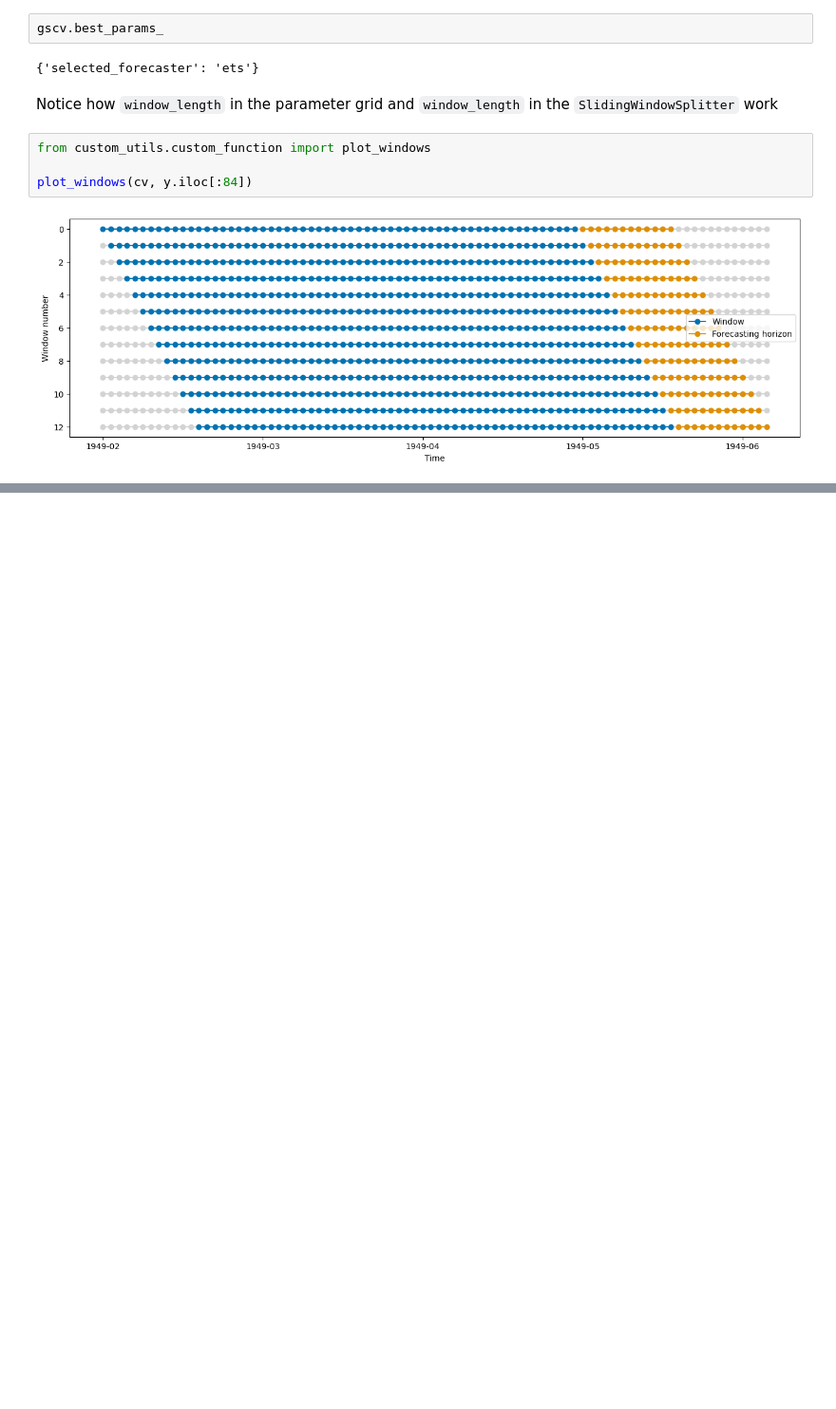
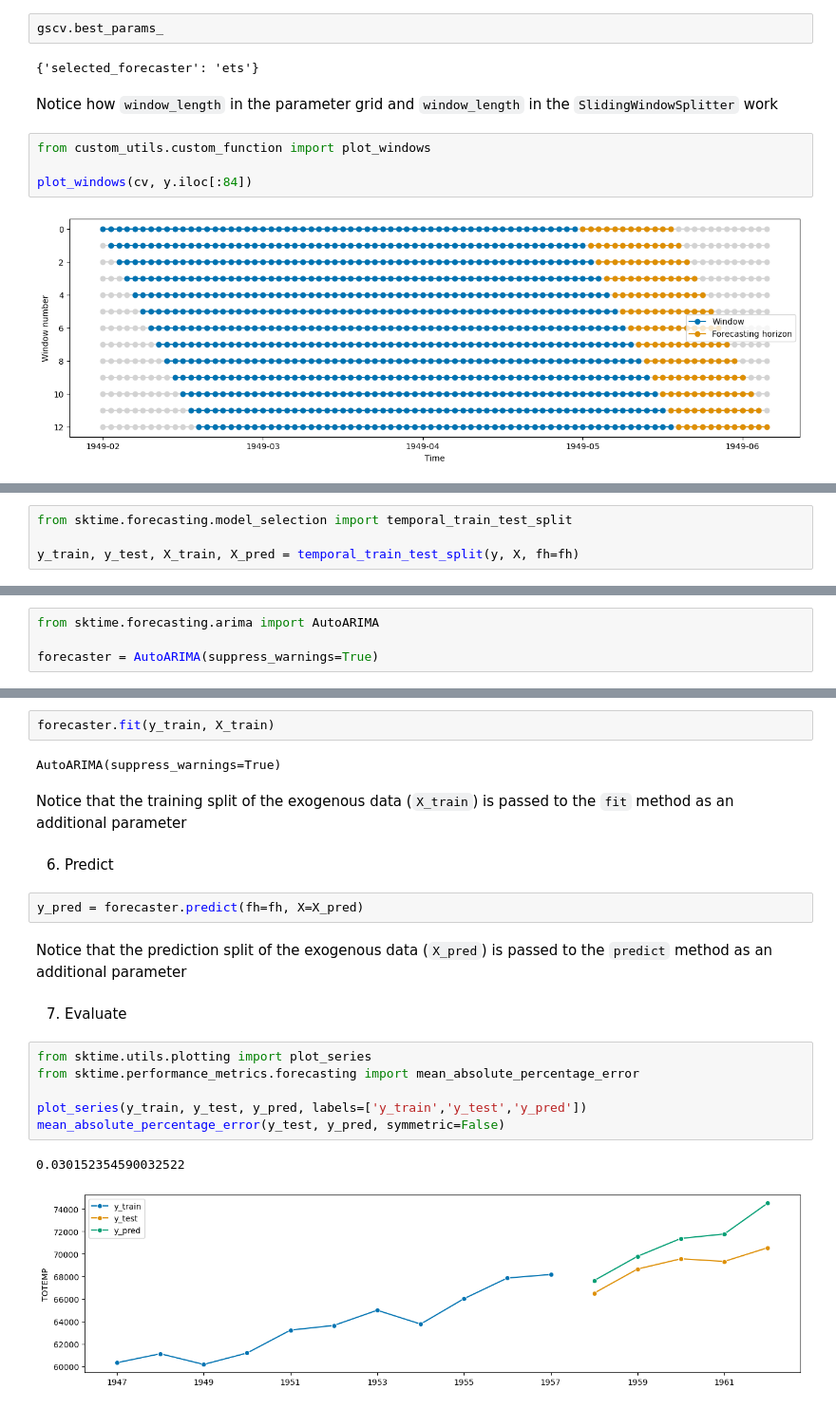
Before and after one commit to Edoch94/sktime-notes, a Jupyter notebook: 2_forecasting.ipynb, the cells around one changed output, grey strips where cells are left out. Shown at 95% size. Cells and saved outputs as stored; diff of their text form; blank space fills up the shorter version.

```diff
--- a/2_forecasting.ipynb
+++ b/2_forecasting.ipynb
@@ -619,0 +741,4 @@ plot_windows(cv, y.iloc[:84])
+# %%
+from sktime.forecasting.model_selection import temporal_train_test_split
+
+y_train, y_test, X_train, X_pred = temporal_train_test_split(y, X, fh=fh)
@@ -619,0 +751,4 @@ plot_windows(cv, y.iloc[:84])
+# %%
+from sktime.forecasting.arima import AutoARIMA
+
+forecaster = AutoARIMA(suppress_warnings=True)
@@ -619,0 +757,23 @@ plot_windows(cv, y.iloc[:84])
+# %%
+forecaster.fit(y_train, X_train)
+# %% [output]
+AutoARIMA(suppress_warnings=True)
+# %% [markdown]
+Notice that the training split of the exogenous data (`X_train`) is passed to the `fit` method as an additional parameter
+# %% [markdown]
+6. Predict
+# %%
+y_pred = forecaster.predict(fh=fh, X=X_pred)
+# %% [markdown]
+Notice that the prediction split of the exogenous data (`X_pred`) is passed to the `predict` method as an additional parameter
+# %% [markdown]
+7. Evaluate
+# %%
+from sktime.utils.plotting import plot_series
+from sktime.performance_metrics.forecasting import mean_absolute_percentage_error
+
+plot_series(y_train, y_test, y_pred, labels=['y_train','y_test','y_pred'])
+mean_absolute_percentage_error(y_test, y_pred, symmetric=False)
+# %% [output]
+0.030152354590032522
+[figure, added]
```
Also changed, not shown: parts of 107 cells of this notebook.
